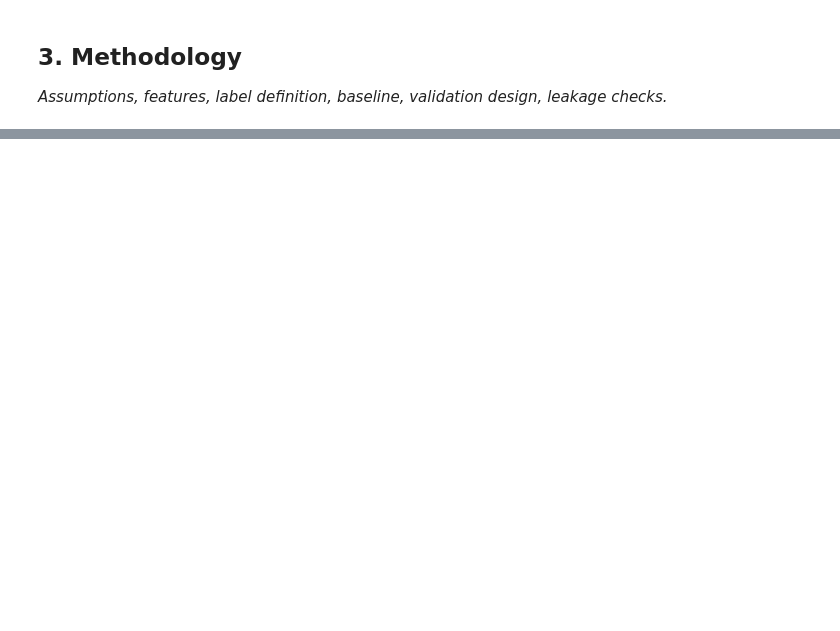
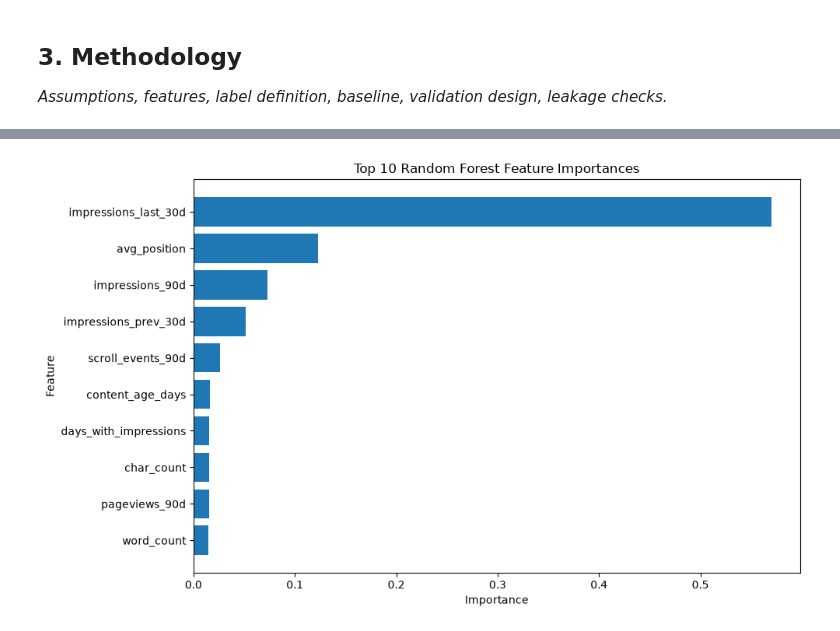
Before and after one commit to riteshy1526/flyrank-internship-ml, a Jupyter notebook: work/notebooks/capstone.ipynb, the cells around one changed output, grey strips where cells are left out. Cells and saved outputs as stored; diff of their text form; code cells hidden in the pictures; blank space fills up the shorter version.

```diff
--- a/work/notebooks/capstone.ipynb
+++ b/work/notebooks/capstone.ipynb
@@ -36,0 +496,16 @@ This skeleton is yours to fill. Work the sections **in order** — each one has
+# %%
+import pandas as pd
+
+# Create feature importance table
+feature_importance = pd.DataFrame({
+    "feature": feature_cols,
+    "importance": model.feature_importances_
+})
+
+feature_importance = feature_importance.sort_values(
+    "importance",
+    ascending=False
+)
+
+print("Top 10 feature importances:")
+display(feature_importance.head(10))
@@ -36,0 +525,30 @@ This skeleton is yours to fill. Work the sections **in order** — each one has
+# %%
+import matplotlib.pyplot as plt
+
+top_features = feature_importance.head(10).sort_values(
+    "importance",
+    ascending=True
+)
+
+plt.figure(figsize=(10, 6))
+
+plt.barh(
+    top_features["feature"],
+    top_features["importance"]
+)
+
+plt.title("Top 10 Random Forest Feature Importances")
+plt.xlabel("Importance")
+plt.ylabel("Feature")
+
+plt.tight_layout()
+
+plt.savefig(
+    "../paper/images/feature_importance.png",
+    dpi=300,
+    bbox_inches="tight"
+)
+
+plt.show()
+# %% [output]
+[figure, added]
```
Also changed, not shown: parts of 22 cells of this notebook, 12 other files.
